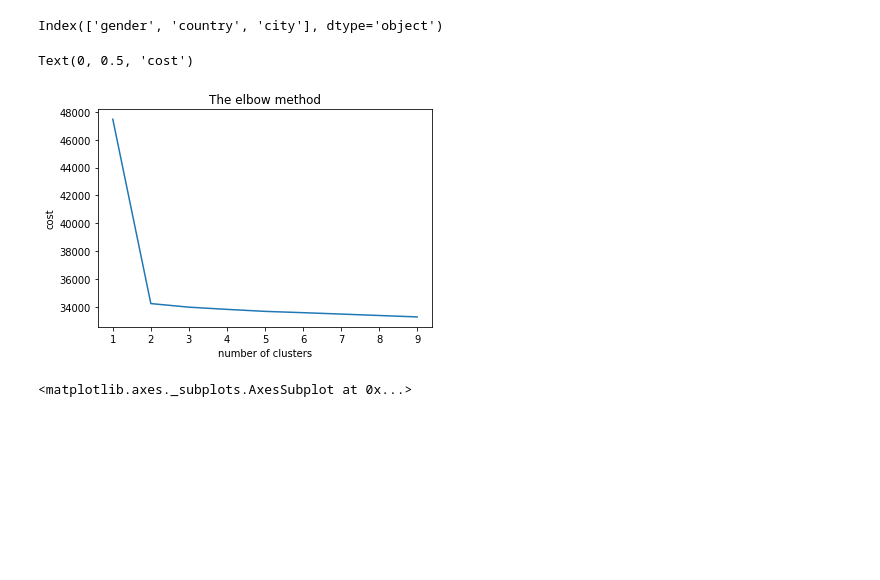
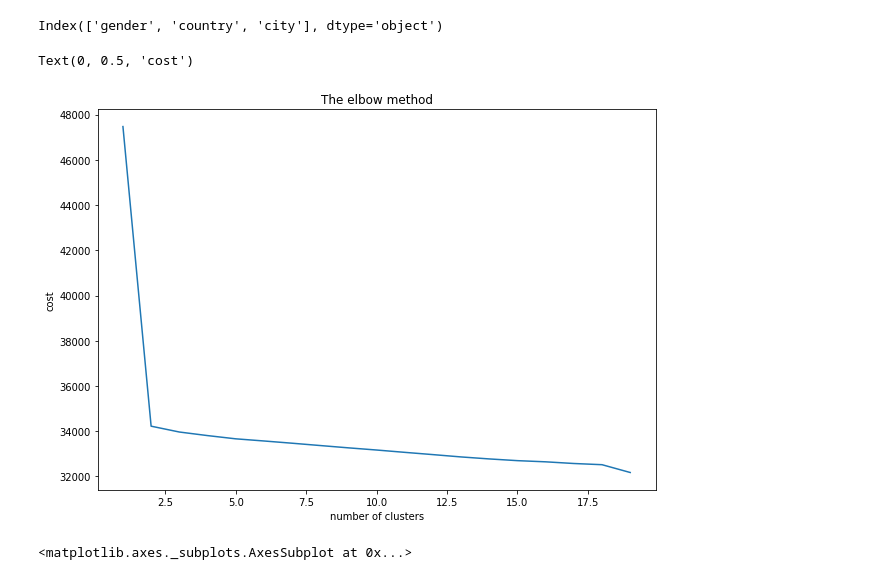
Before and after one commit to Long1911/machine_learning, a Jupyter notebook: assignment6.ipynb, the cells around one changed output. Cells and saved outputs as stored; diff of their text form; code cells hidden in the pictures; blank space fills up the shorter version.

```diff
--- a/assignment6.ipynb
+++ b/assignment6.ipynb
@@ -296,0 +290,5 @@ Nhung nguoi o do tuoi khoang tu 18-40 co thoi gian hoan thanh som nhat
+# %%
+for i in num_var:
+    plt.figure(figsize=(8,5))
+    plt.scatter(data_trans[i],data_trans['official'])
+    plt.title('relation of ' + i +' and finishing time')
@@ -386,11 +442,11 @@ X_means = MinMaxScaler().fit_transform(Xnum)
 # %%
-from sklearn.cluster import KMeans
 inertia = []
-for i in range(1,10):
+for i in range(1,20):
     kmeans = KMeans(n_clusters = i)
     kmeans.fit(X_means)
     inertia.append(kmeans.inertia_)
-plt.plot(range(1,10), inertia)
+plt.figure(figsize=(10,7))
+plt.plot(range(1,20), inertia)
 plt.title('The elbow method')
 plt.xlabel('number of clusters')
 plt.ylabel('Inertia')
@@ -400,6 +456,6 @@ Text(0, 0.5, 'Inertia')
 # %%
-# Chon cluster = 4
-cluster_means = 4
+# Chon cluster = 5
+cluster_means = 5
 # %% [markdown]
 Training the K-means model
 # %%
@@ -492,15 +551,16 @@ Xcat.columns
 Index(['gender', 'country', 'city'], dtype='object')
 # %%
 cost = []
-for i in range(1,10):
+for i in range(1,20):
     kmodes = KModes(n_clusters = i, n_jobs = -1, n_init = 5)
     kmodes.fit(Xcat)
     cost.append(kmodes.cost_)
-plt.plot(range(1,10), cost)
+plt.figure(figsize=(10,7))
+plt.plot(range(1,20), cost)
 plt.title('The elbow method')
 plt.xlabel('number of clusters')
 plt.ylabel('cost')
 # %% [output]
 Text(0, 0.5, 'cost')
-[figure, old version]
+[figure, new version]
 # %%
```
Also changed, not shown: parts of 77 cells of this notebook.
